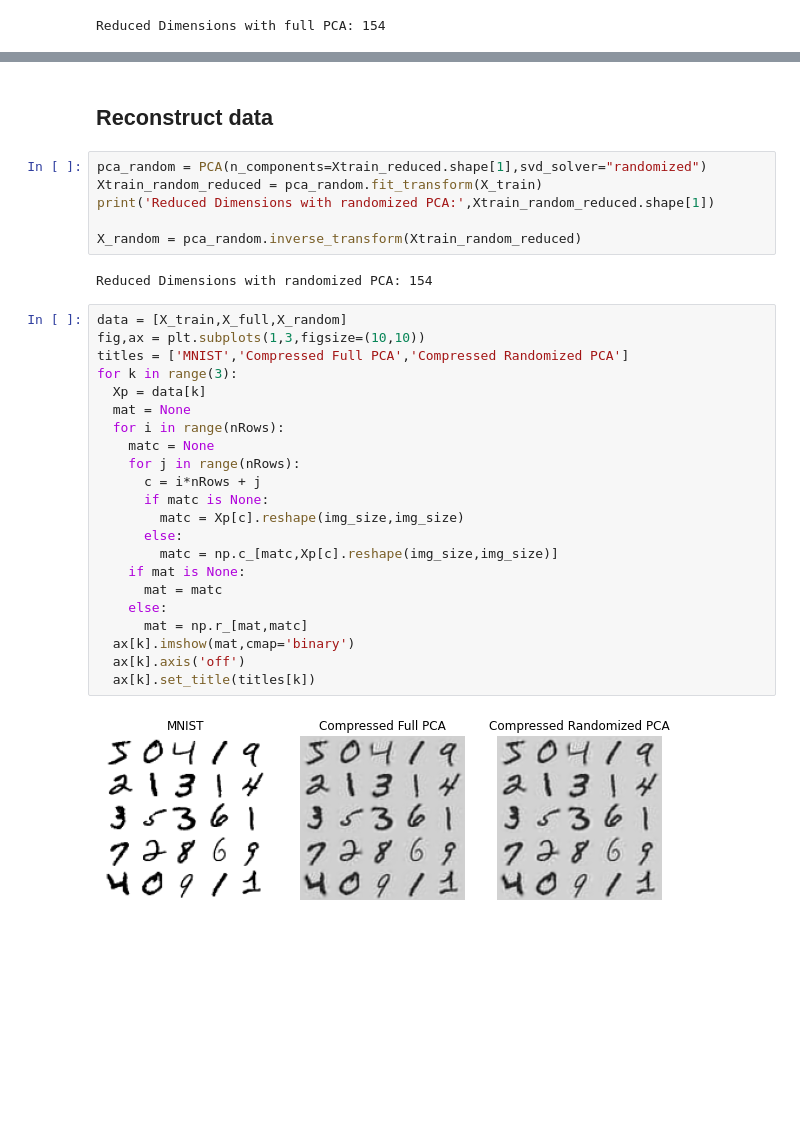
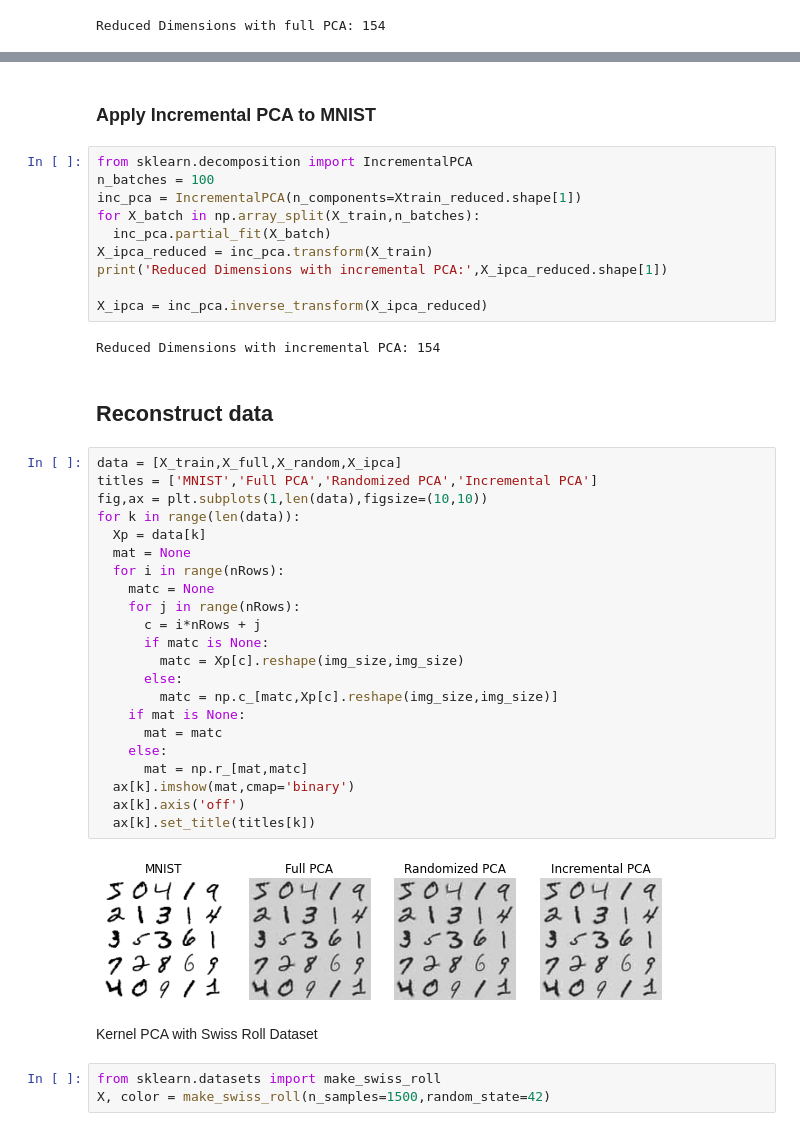
Before and after one commit to chandrusuresh/Hands-On-ML, a Jupyter notebook: Ch8-DimensionalityReduction/DimensionalityReduction.ipynb, the cells around one changed output, grey strips where cells are left out. Cells and saved outputs as stored; diff of their text form; blank space fills up the shorter version.

Commit message:
Full notebook with all dimensionality reduction techniques till Kernel PCA

```diff
--- a/Ch8-DimensionalityReduction/DimensionalityReduction.ipynb
+++ b/Ch8-DimensionalityReduction/DimensionalityReduction.ipynb
@@ -52,34 +62,45 @@ Reduced Dimensions with full PCA: 154
+# %% [markdown]
+### Apply **Incremental** PCA to MNIST
+# %%
+from sklearn.decomposition import IncrementalPCA
+n_batches = 100
+inc_pca = IncrementalPCA(n_components=Xtrain_reduced.shape[1])
+for X_batch in np.array_split(X_train,n_batches):
+  inc_pca.partial_fit(X_batch)
+X_ipca_reduced = inc_pca.transform(X_train)
+print('Reduced Dimensions with incremental PCA:',X_ipca_reduced.shape[1])
+
+X_ipca = inc_pca.inverse_transform(X_ipca_reduced)
+# %% [output]
+Reduced Dimensions with incremental PCA: 154
 # %% [markdown]
 ## Reconstruct data
-# %%
-pca_random = PCA(n_components=Xtrain_reduced.shape[1],svd_solver="randomized")
-Xtrain_random_reduced = pca_random.fit_transform(X_train)
-print('Reduced Dimensions with randomized PCA:',Xtrain_random_reduced.shape[1])
-
-X_random = pca_random.inverse_transform(Xtrain_random_reduced)
-# %% [output]
-Reduced Dimensions with randomized PCA: 154
 # %%
-data = [X_train,X_full,X_random]
-fig,ax = plt.subplots(1,3,figsize=(10,10))
-titles = ['MNIST','Compressed Full PCA','Compressed Randomized PCA']
-for k in range(3):
+data = [X_train,X_full,X_random,X_ipca]
+titles = ['MNIST','Full PCA','Randomized PCA','Incremental PCA']
+fig,ax = plt.subplots(1,len(data),figsize=(10,10))
+for k in range(len(data)):
   Xp = data[k]
   mat = None
   for i in range(nRows):
     matc = None
     for j in range(nRows):
       c = i*nRows + j
       if matc is None:
         matc = Xp[c].reshape(img_size,img_size)
       else:
         matc = np.c_[matc,Xp[c].reshape(img_size,img_size)]
     if mat is None:
       mat = matc
     else:
       mat = np.r_[mat,matc]
   ax[k].imshow(mat,cmap='binary')
   ax[k].axis('off')
   ax[k].set_title(titles[k])
 # %% [output]
-[figure, old version]
+[figure, new version]
+# %% [markdown]
+Kernel PCA with Swiss Roll Dataset
+# %%
+from sklearn.datasets import make_swiss_roll
+X, color = make_swiss_roll(n_samples=1500,random_state=42)
```
Also changed, not shown: parts of 7 cells of this notebook.
